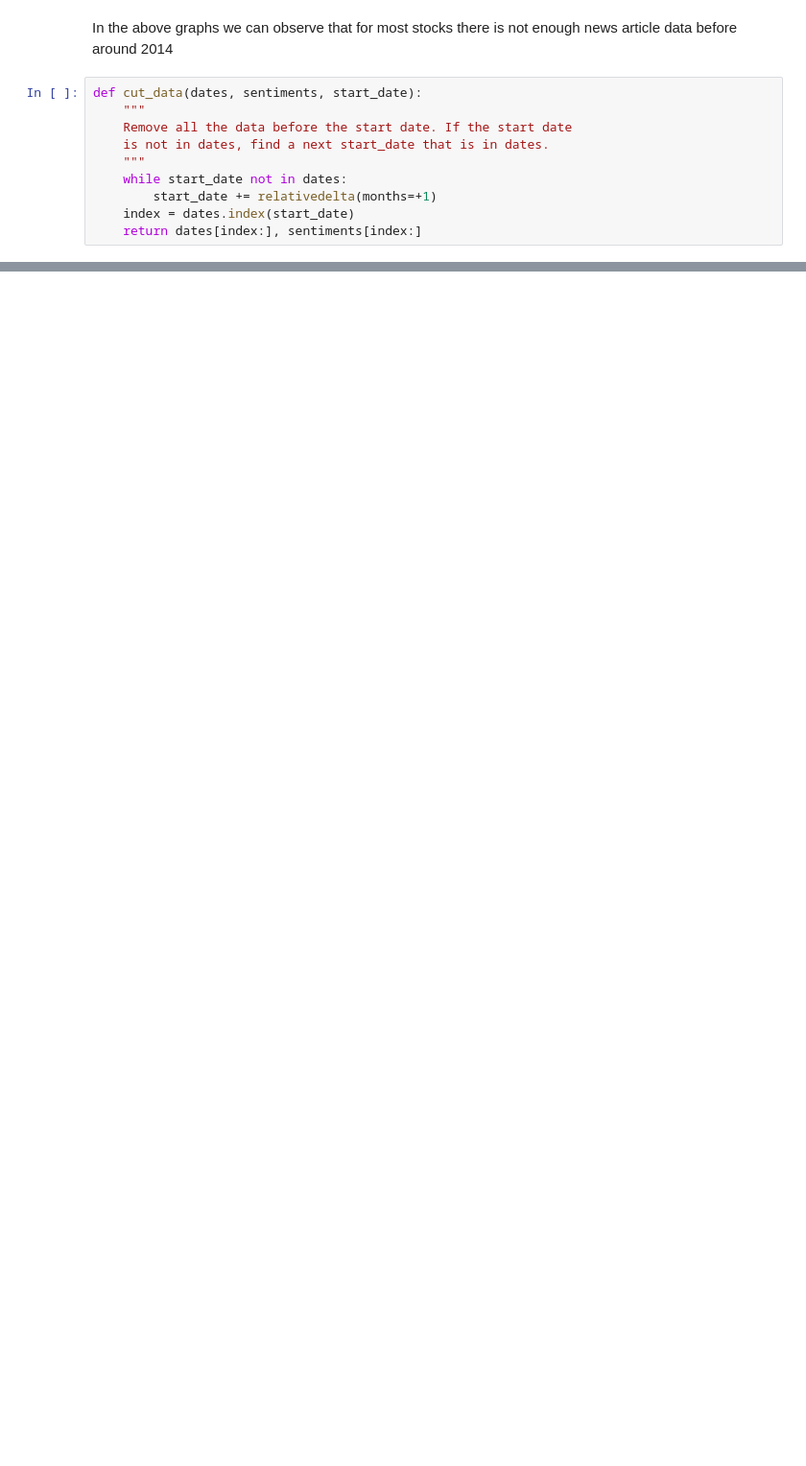
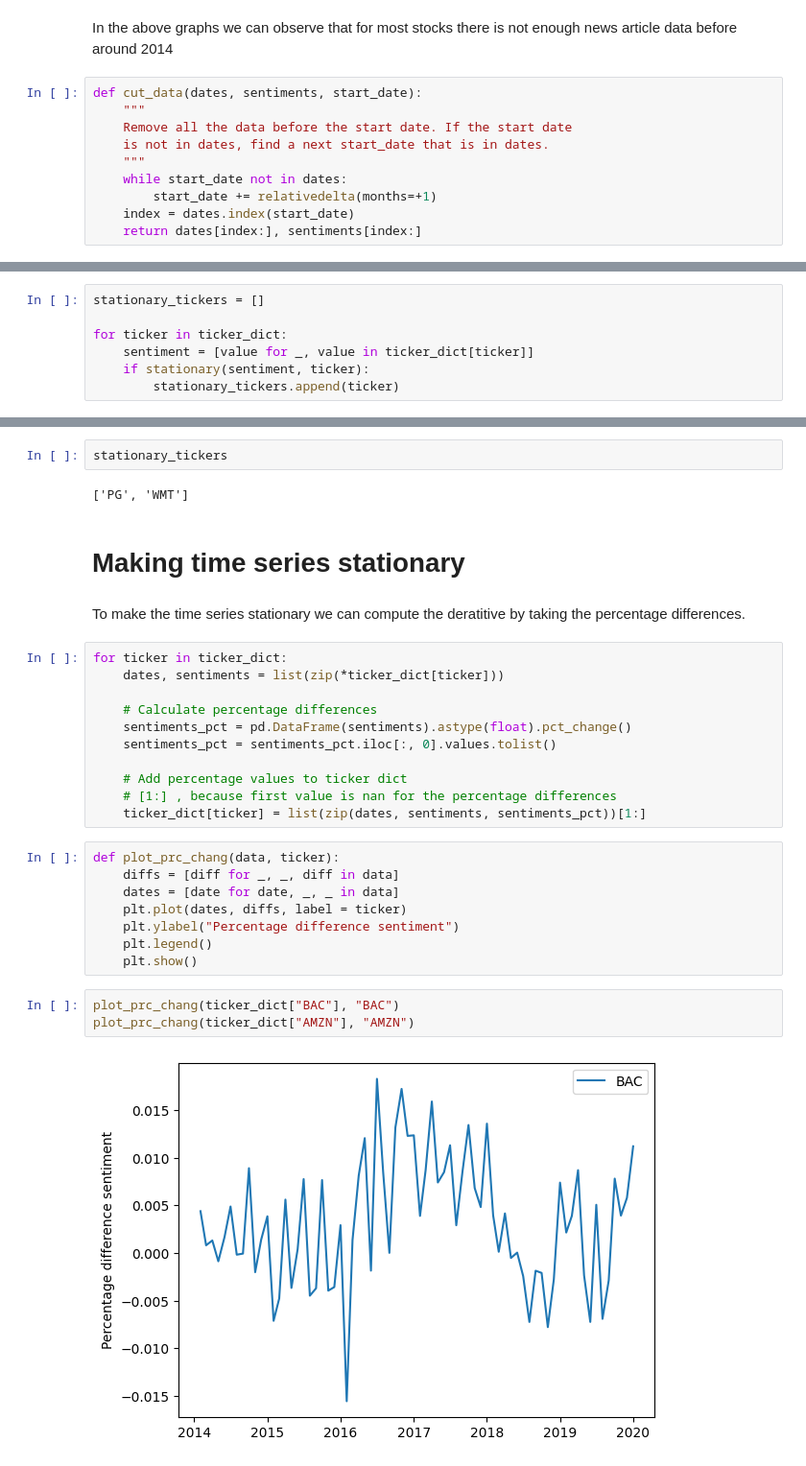
Before and after one commit to DerkNiessink/Project_SDA, a Jupyter notebook: src/Sentiment Timeseries.ipynb, the cells around one changed output, grey strips where cells are left out. Shown at 96% size. Saved outputs shown, nothing was run; the diff lists cells and outputs as text; blank space fills up the shorter version.

```diff
--- a/src/Sentiment Timeseries.ipynb
+++ b/src/Sentiment Timeseries.ipynb
@@ -127,0 +188,7 @@ print((ticker_dict["MSFT"]))
+# %%
+stationary_tickers = []
+
+for ticker in ticker_dict:
+    sentiment = [value for _, value in ticker_dict[ticker]]
+    if stationary(sentiment, ticker):
+        stationary_tickers.append(ticker)
@@ -127,0 +213,32 @@ print((ticker_dict["MSFT"]))
+# %%
+stationary_tickers
+# %% [output]
+['PG', 'WMT']
+# %% [markdown]
+# Making time series stationary
+# %% [markdown]
+To make the time series stationary we can compute the deratitive by taking the percentage differences.
+# %%
+for ticker in ticker_dict:
+    dates, sentiments = list(zip(*ticker_dict[ticker]))
+
+    # Calculate percentage differences
+    sentiments_pct = pd.DataFrame(sentiments).astype(float).pct_change()
+    sentiments_pct = sentiments_pct.iloc[:, 0].values.tolist()
+
+    # Add percentage values to ticker dict
+    # [1:] , because first value is nan for the percentage differences
+    ticker_dict[ticker] = list(zip(dates, sentiments, sentiments_pct))[1:]
+# %%
+def plot_prc_chang(data, ticker):
+    diffs = [diff for _, _, diff in data]
+    dates = [date for date, _, _ in data]
+    plt.plot(dates, diffs, label = ticker)
+    plt.ylabel("Percentage difference sentiment")
+    plt.legend()
+    plt.show()
+# %%
+plot_prc_chang(ticker_dict["BAC"], "BAC")
+plot_prc_chang(ticker_dict["AMZN"], "AMZN")
+# %% [output]
+[figure, added]
```
Also changed, not shown: parts of 26 cells of this notebook.
